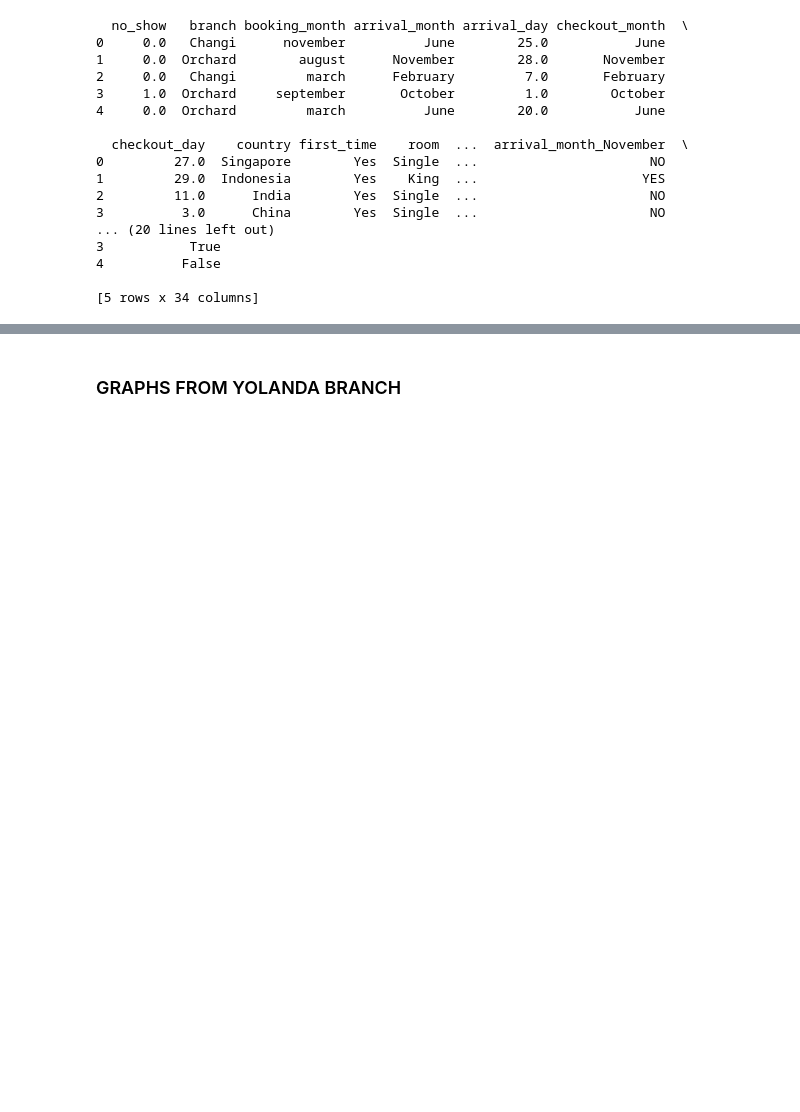
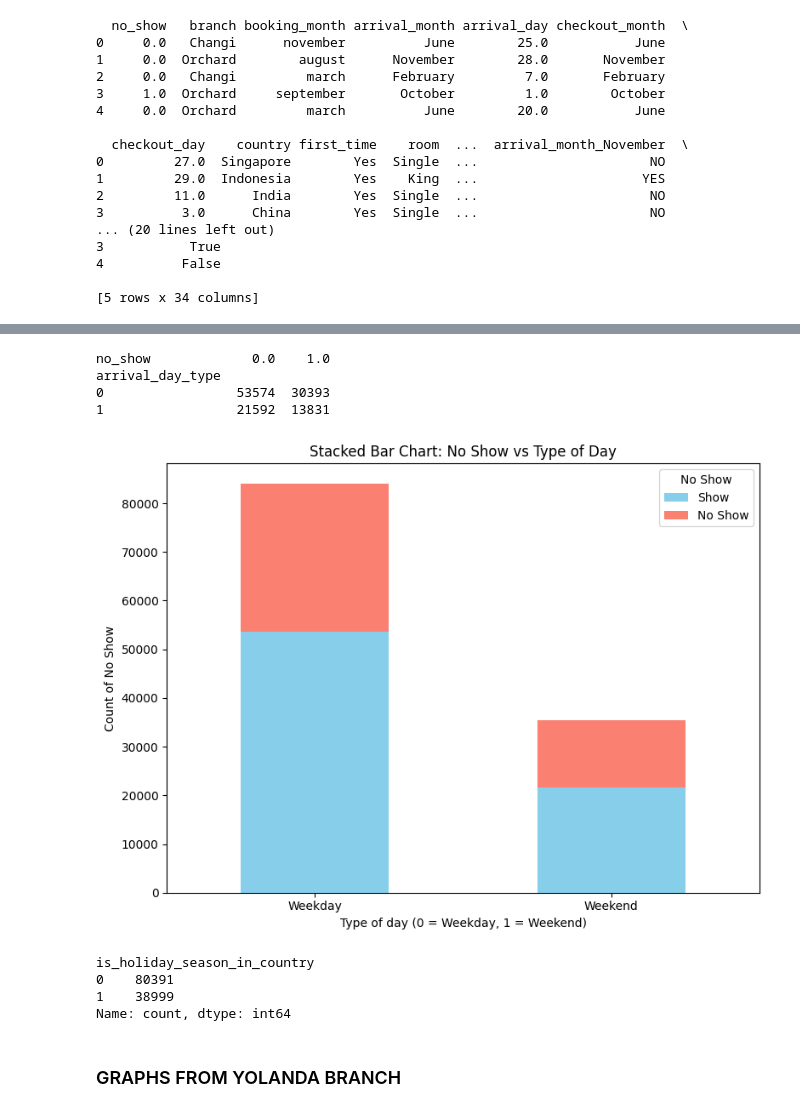
Before and after one commit to e-seet/inf2008ML, a Jupyter notebook: notebook-v2.ipynb, the cells around one changed output, grey strips where cells are left out. Cells and saved outputs as stored; diff of their text form; code cells hidden in the pictures; blank space fills up the shorter version.

```diff
--- a/notebook-v2.ipynb
+++ b/notebook-v2.ipynb
@@ -1374,3 +1464,40 @@ print(data.head())
+# %%
+import pandas as pd
+import matplotlib.pyplot as plt
+
+
+df = pd.DataFrame(data)
+
+# Count occurrences of combinations of no_show and is_holiday_season_in_country
+counts = pd.crosstab(df['arrival_day_type'], df['no_show'], margins=False)
+print(counts)
+# Plot stacked bar chart
+counts.plot(kind='bar', stacked=True, figsize=(8, 6), color=['skyblue', 'salmon'])
+plt.title('Stacked Bar Chart: No Show vs Type of Day')
+plt.xlabel('Type of day (0 = Weekday, 1 = Weekend)')
+plt.ylabel('Count of No Show')
+plt.xticks([0, 1], ['Weekday', 'Weekend'], rotation=0)
+plt.legend(title='No Show', labels=['Show', 'No Show'])
+plt.tight_layout()
+
+# Show plot
+plt.show()
+# %% [output]
+no_show             0.0    1.0
+arrival_day_type
+0                 53574  30393
+1                 21592  13831
+[figure, added]
+# %%
+# Count occurrences of each unique value in the 'is_holiday_season_in_country' column
+holiday_counts = df['is_holiday_season_in_country'].value_counts()
+
+print(holiday_counts)
+# %% [output]
+is_holiday_season_in_country
+0    80391
+1    38999
+Name: count, dtype: int64
 # %% [markdown]
 ### GRAPHS FROM YOLANDA BRANCH
 # %%
```
Also changed, not shown: parts of 5 cells of this notebook.
